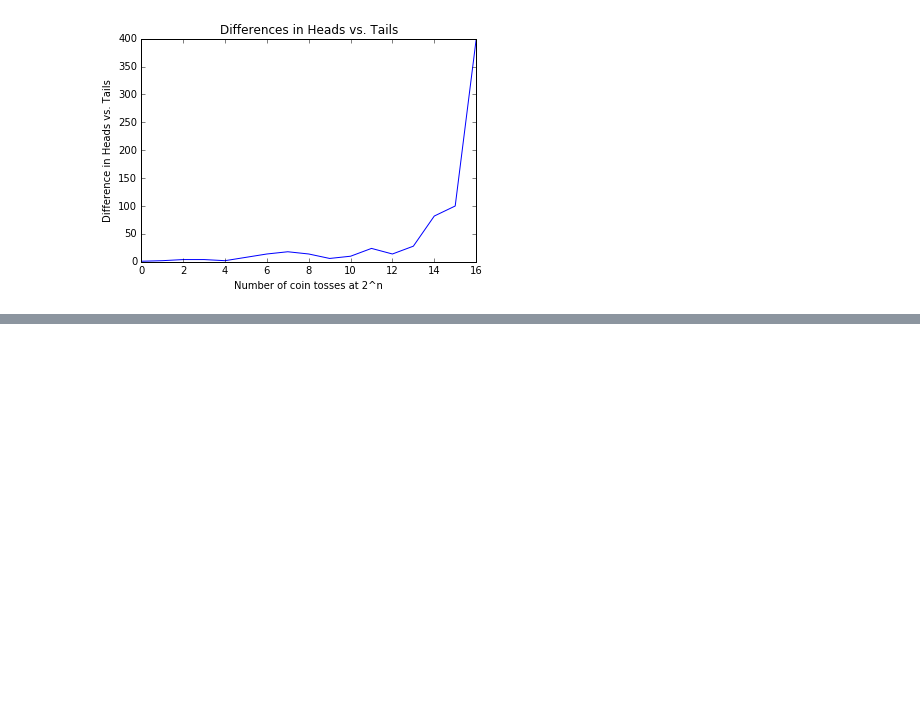
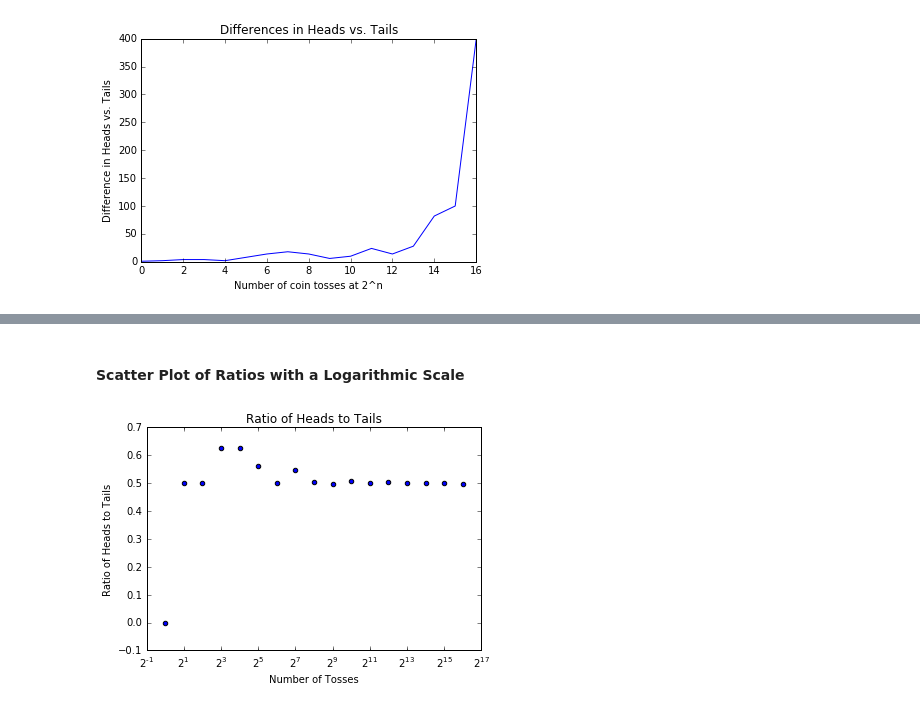
Before and after one commit to JonathanKross/flipping-out, a Jupyter notebook: coin-flips.ipynb, the cells around one changed output, grey strips where cells are left out. Cells and saved outputs as stored; diff of their text form; code cells hidden in the pictures; blank space fills up the shorter version.

```diff
--- a/coin-flips.ipynb
+++ b/coin-flips.ipynb
@@ -59,0 +92,11 @@ plt.show()
+# %% [markdown]
+#### Scatter Plot of Ratios with a Logarithmic Scale
+# %%
+plt.scatter(two_pow_n, ratio_tosses(toss_coin_sim()))
+plt.title("Ratio of Heads to Tails")
+plt.xlabel("Number of Tosses")
+plt.ylabel("Ratio of Heads to Tails")
+plt.xscale('log', basex=2)
+plt.show()
+# %% [output]
+[figure, added]
```
Also changed, not shown: parts of 15 cells of this notebook.
